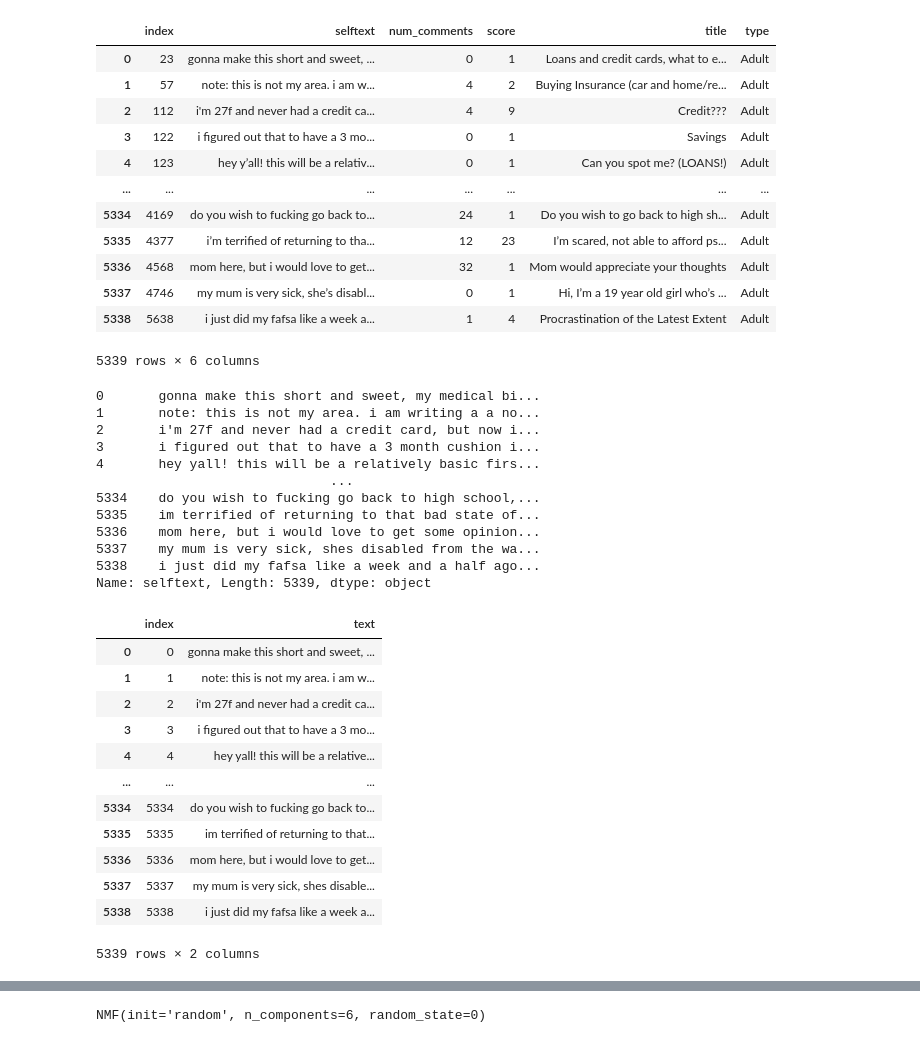
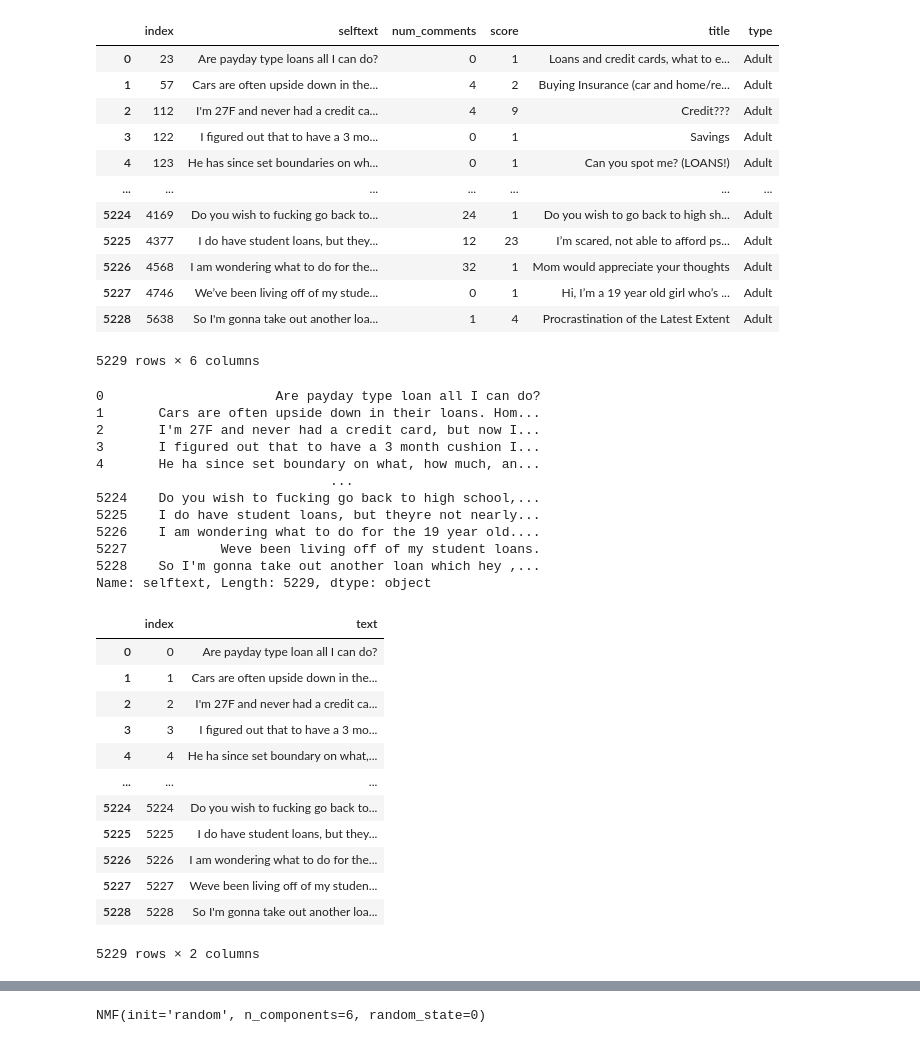
Before and after one commit to RyeInternational/Onomy, a Jupyter notebook: Reddit_dataset/TFidf_Topic_Modeling-loan.ipynb, the cells around one changed output, grey strips where cells are left out. Cells and saved outputs as stored; diff of their text form; code cells hidden in the pictures.

Commit message:
New approach to extract keyword

```diff
--- a/Reddit_dataset/TFidf_Topic_Modeling-loan.ipynb
+++ b/Reddit_dataset/TFidf_Topic_Modeling-loan.ipynb
@@ -1,21 +1,21 @@
 # %%
 import pandas as pd
-df = pd.read_csv("Keywords_loan.csv")
+df = pd.read_csv("NEW_Keywords_loan.csv")
 df
 # %% [output]
 |  | index | selftext | num_comments | score | title | type |
-| 0 | 23 | gonna make this short and sweet, ... | 0 | 1 | Loans and credit cards, what to e... | Adult |
-| 1 | 57 | note: this is not my area. i am w... | 4 | 2 | Buying Insurance (car and home/re... | Adult |
-| 2 | 112 | i'm 27f and never had a credit ca... | 4 | 9 | Credit??? | Adult |
-| 3 | 122 | i figured out that to have a 3 mo... | 0 | 1 | Savings | Adult |
-| 4 | 123 | hey y’all! this will be a relativ... | 0 | 1 | Can you spot me? (LOANS!) | Adult |
+| 0 | 23 | Are payday type loans all I can do? | 0 | 1 | Loans and credit cards, what to e... | Adult |
+| 1 | 57 | Cars are often upside down in the... | 4 | 2 | Buying Insurance (car and home/re... | Adult |
+| 2 | 112 | I'm 27F and never had a credit ca... | 4 | 9 | Credit??? | Adult |
+| 3 | 122 | I figured out that to have a 3 mo... | 0 | 1 | Savings | Adult |
+| 4 | 123 | He has since set boundaries on wh... | 0 | 1 | Can you spot me? (LOANS!) | Adult |
 | ... | ... | ... | ... | ... | ... | ... |
-| 5334 | 4169 | do you wish to fucking go back to... | 24 | 1 | Do you wish to go back to high sh... | Adult |
-| 5335 | 4377 | i’m terrified of returning to tha... | 12 | 23 | I’m scared, not able to afford ps... | Adult |
-| 5336 | 4568 | mom here, but i would love to get... | 32 | 1 | Mom would appreciate your thoughts | Adult |
-| 5337 | 4746 | my mum is very sick, she’s disabl... | 0 | 1 | Hi, I’m a 19 year old girl who’s ... | Adult |
-| 5338 | 5638 | i just did my fafsa like a week a... | 1 | 4 | Procrastination of the Latest Extent | Adult |
+| 5224 | 4169 | Do you wish to fucking go back to... | 24 | 1 | Do you wish to go back to high sh... | Adult |
+| 5225 | 4377 | I do have student loans, but they... | 12 | 23 | I’m scared, not able to afford ps... | Adult |
+| 5226 | 4568 | I am wondering what to do for the... | 32 | 1 | Mom would appreciate your thoughts | Adult |
+| 5227 | 4746 | We’ve been living off of my stude... | 0 | 1 | Hi, I’m a 19 year old girl who’s ... | Adult |
+| 5228 | 5638 | So I'm gonna take out another loa... | 1 | 4 | Procrastination of the Latest Extent | Adult |
-5339 rows × 6 columns
+5229 rows × 6 columns
 # %%
 import re
 def remove_other(x):
@@ -39,36 +39,36 @@ df['selftext']=df['selftext'].apply(lambda x: remove_other(x))
 df['selftext']= df['selftext'].str.split().apply(lambda x: lemmatize(x))
 df['selftext']
 # %% [output]
-0       gonna make this short and sweet, my medical bi...
-1       note: this is not my area. i am writing a a no...
-2       i'm 27f and never had a credit card, but now i...
-3       i figured out that to have a 3 month cushion i...
-4       hey yall! this will be a relatively basic firs...
+0                      Are payday type loan all I can do?
+1       Cars are often upside down in their loans. Hom...
+2       I'm 27F and never had a credit card, but now I...
+3       I figured out that to have a 3 month cushion I...
+4       He ha since set boundary on what, how much, an...
                               ...
-5334    do you wish to fucking go back to high school,...
-5335    im terrified of returning to that bad state of...
-5336    mom here, but i would love to get some opinion...
-5337    my mum is very sick, shes disabled from the wa...
-5338    i just did my fafsa like a week and a half ago...
-Name: selftext, Length: 5339, dtype: object
+5224    Do you wish to fucking go back to high school,...
+5225    I do have student loans, but theyre not nearly...
+5226    I am wondering what to do for the 19 year old....
+5227            Weve been living off of my student loans.
+5228    So I'm gonna take out another loan which hey ,...
+Name: selftext, Length: 5229, dtype: object
 # %%
 X=pd.DataFrame({'text':df['selftext']})
 X = X.dropna().reset_index()
 X
 # %% [output]
 |  | index | text |
-| 0 | 0 | gonna make this short and sweet, ... |
-| 1 | 1 | note: this is not my area. i am w... |
-| 2 | 2 | i'm 27f and never had a credit ca... |
-| 3 | 3 | i figured out that to have a 3 mo... |
-| 4 | 4 | hey yall! this will be a relative... |
+| 0 | 0 | Are payday type loan all I can do? |
+| 1 | 1 | Cars are often upside down in the... |
+| 2 | 2 | I'm 27F and never had a credit ca... |
+| 3 | 3 | I figured out that to have a 3 mo... |
+| 4 | 4 | He ha since set boundary on what,... |
 | ... | ... | ... |
-| 5334 | 5334 | do you wish to fucking go back to... |
-| 5335 | 5335 | im terrified of returning to that... |
-| 5336 | 5336 | mom here, but i would love to get... |
-| 5337 | 5337 | my mum is very sick, shes disable... |
-| 5338 | 5338 | i just did my fafsa like a week a... |
+| 5224 | 5224 | Do you wish to fucking go back to... |
+| 5225 | 5225 | I do have student loans, but they... |
+| 5226 | 5226 | I am wondering what to do for the... |
+| 5227 | 5227 | Weve been living off of my studen... |
+| 5228 | 5228 | So I'm gonna take out another loa... |
-5339 rows × 2 columns
+5229 rows × 2 columns
 # %%
 #from sklearn.feature_extraction.text import CountVectorizer
 from sklearn.feature_extraction.text import TfidfVectorizer
```
Also changed, not shown: parts of 2 cells of this notebook, 11 other files.
